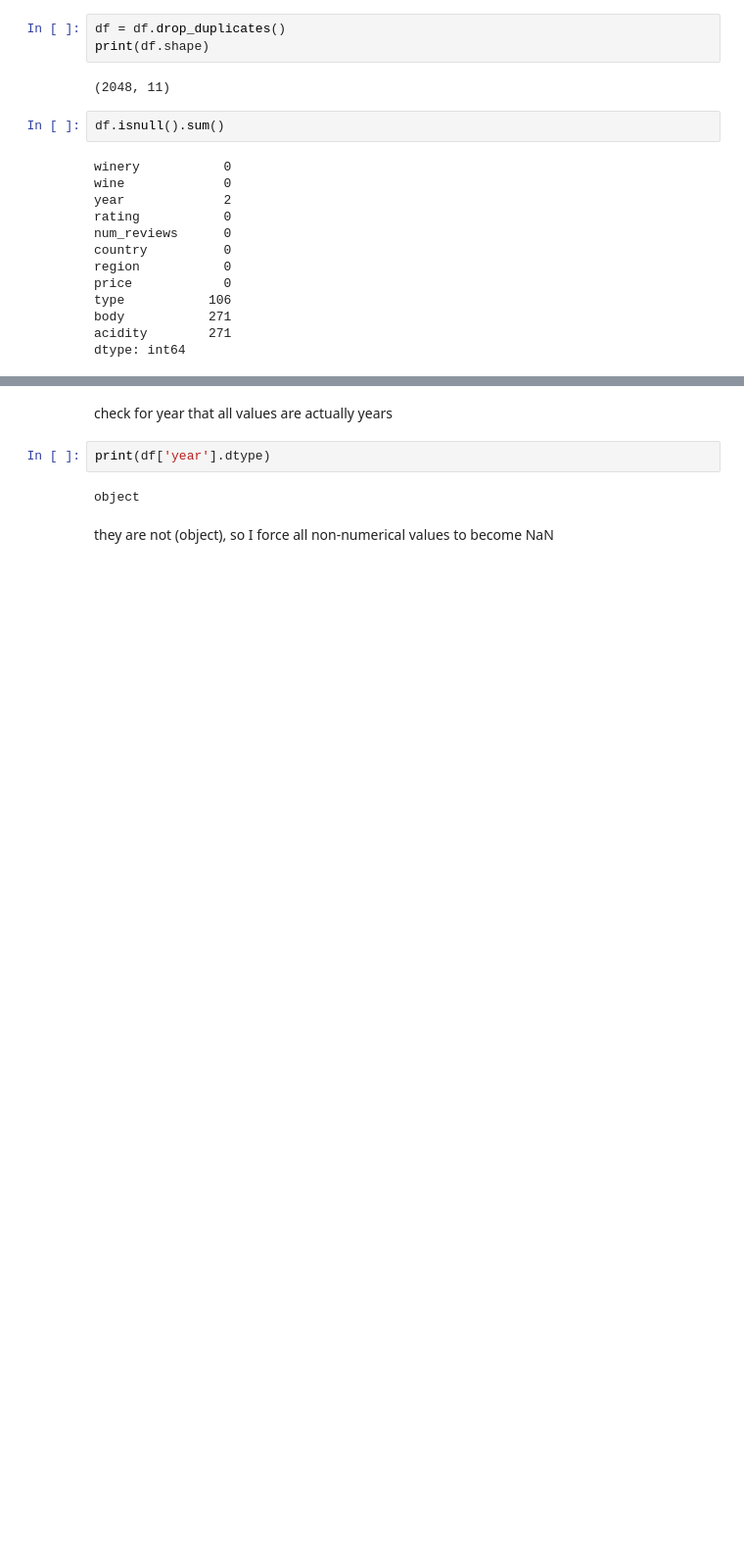
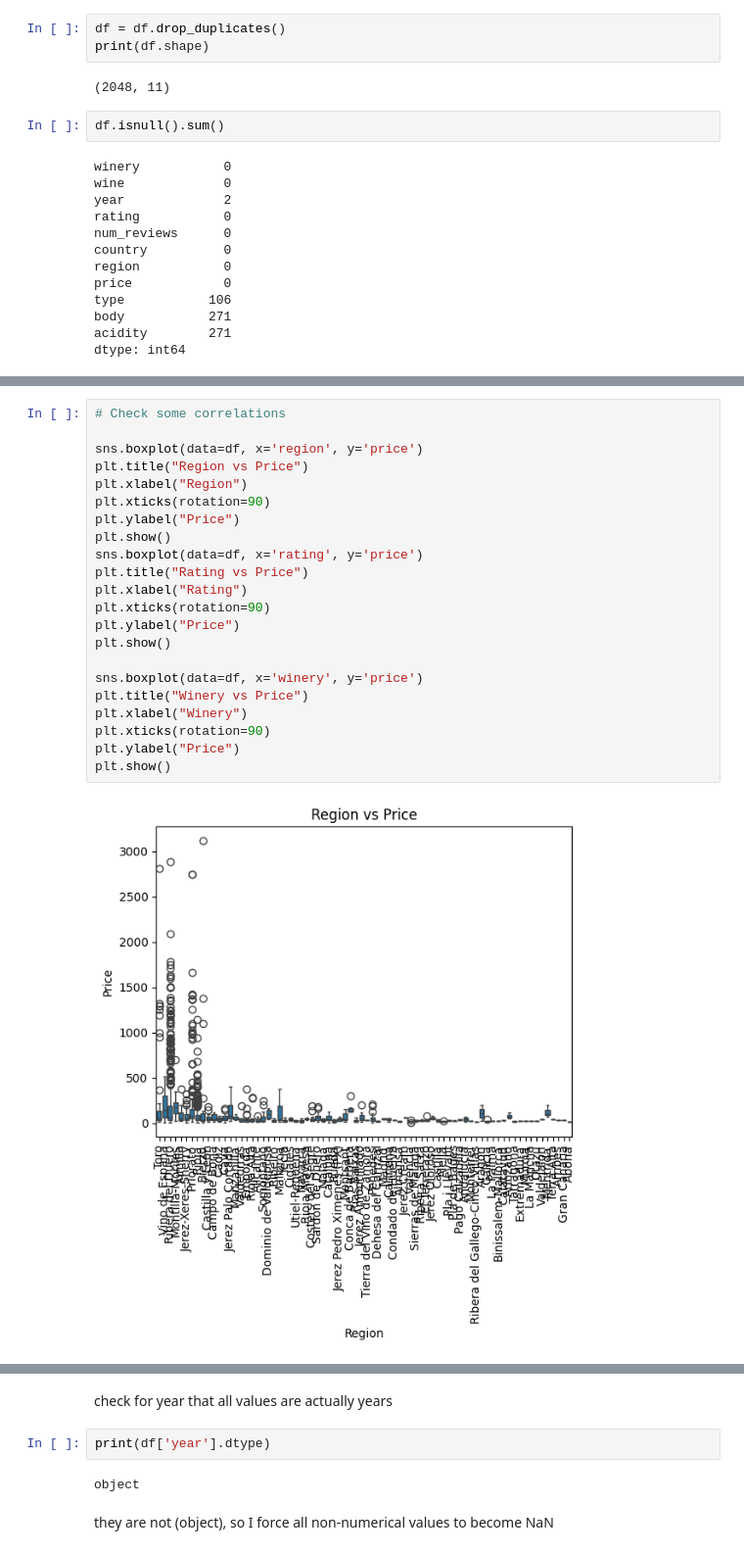
Before and after one commit to SailorJens/ML_Uni_Notebooks, a Jupyter notebook: wines.ipynb, the cells around one changed output, grey strips where cells are left out. Shown at 98% size. Saved outputs shown, nothing was run; the diff lists cells and outputs as text; blank space fills up the shorter version.

```diff
--- a/wines.ipynb
+++ b/wines.ipynb
@@ -97,0 +222,24 @@ plt.show()
+# %%
+# Check some correlations
+
+sns.boxplot(data=df, x='region', y='price')
+plt.title("Region vs Price")
+plt.xlabel("Region")
+plt.xticks(rotation=90)
+plt.ylabel("Price")
+plt.show()
+sns.boxplot(data=df, x='rating', y='price')
+plt.title("Rating vs Price")
+plt.xlabel("Rating")
+plt.xticks(rotation=90)
+plt.ylabel("Price")
+plt.show()
+
+sns.boxplot(data=df, x='winery', y='price')
+plt.title("Winery vs Price")
+plt.xlabel("Winery")
+plt.xticks(rotation=90)
+plt.ylabel("Price")
+plt.show()
+# %% [output]
+[figure, added]
```
Also changed, not shown: parts of 33 cells of this notebook.
